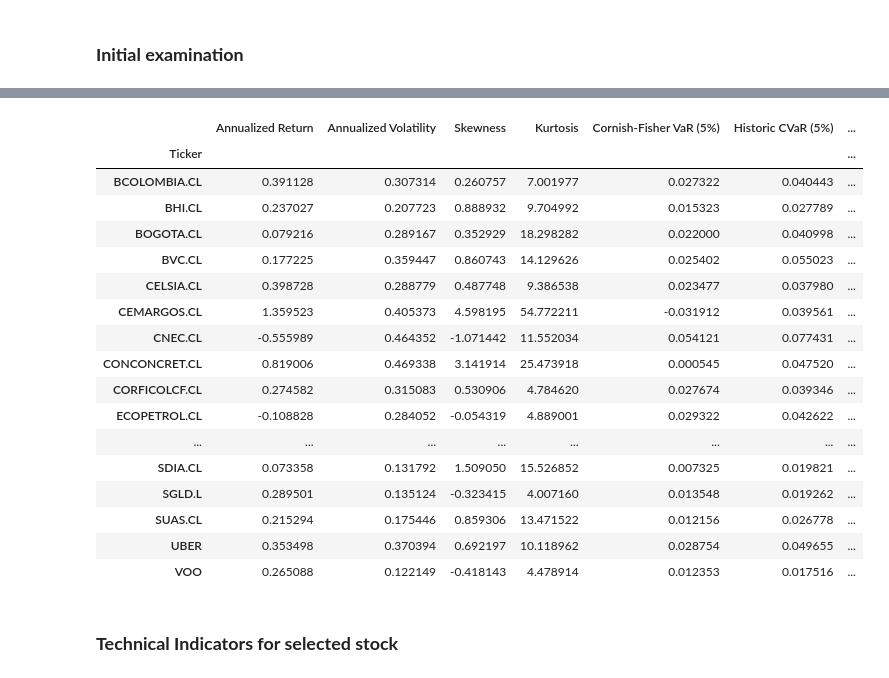
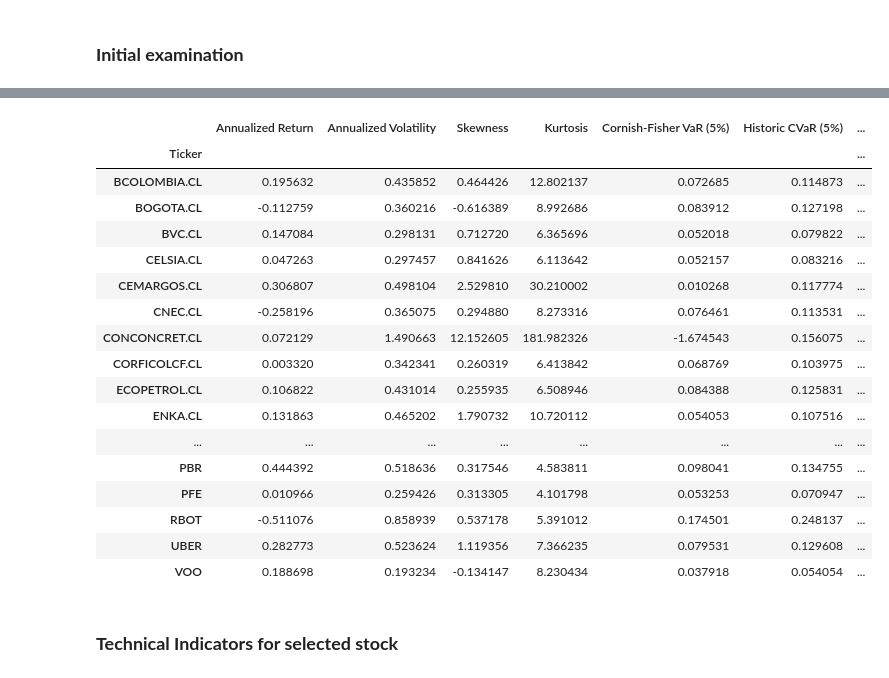
Before and after one commit to Jumarti96/Trii-stocks, a Jupyter notebook: 1. Trii Catalog Stock Pre-selection.ipynb, the cells around one changed output, grey strips where cells are left out. Drawn from its saved outputs; the diff is of its cells as text; code cells hidden in the pictures.

```diff
--- a/1. Trii Catalog Stock Pre-selection.ipynb
+++ b/1. Trii Catalog Stock Pre-selection.ipynb
@@ -94,14 +90,14 @@ global_rets_raw = global_stocks_raw.pct_change().iloc[1:]
+# %%
+# For days without stock price info, assume the stock price is the same of the previous day
+stocks = stocks[stocks_not_missing].fillna(method='bfill')
+
+# Convert from stock prices into returns
+rets = stocks.pct_change().iloc[1:]
 # %%
 # Define start and end dates of the analysis
-days_of_analysis = 260*2   # Daily, 2 years
-# days_of_analysis = 7*108   # Weekly, 2 years
+days_of_analysis = 365*5   # 5 years
 end_date = str(datetime.date.today())
 start_date = str(datetime.date.today() - datetime.timedelta(days=days_of_analysis))
-# %%
-# Merge Col and Global stock prices and returns data
-rets = pd.concat([col_rets_raw, global_rets_raw], axis='columns').sort_index()
-stocks = pd.concat([col_stocks_raw, global_stocks_raw], axis='columns').sort_index()
-stocks = stocks.loc[:, rets.columns]
 # %%
 rets = rets.loc[start_date:end_date]
 stocks = stocks.loc[start_date:end_date]
@@ -110,3 +103,0 @@ stocks_not_missing = stocks.columns[stocks.isna().sum() < stocks.shape[0]*.15]
-# %%
-rets = rets[stocks_not_missing].fillna(0)
-stocks = stocks[stocks_not_missing].fillna(method='bfill')
@@ -125,25 +120,25 @@ plt.tight_layout()
 # %%
-summary_stats = rk.summary_stats(rets, riskfree_rate=0, periods_per_year=252)
+summary_stats = rk.summary_stats(rets, riskfree_rate=0, periods_per_year=periods_per_year)
 summary_stats
 # %% [output]
 |  | Annualized Return | Annualized Volatility | Skewness | Kurtosis | Cornish-Fisher VaR (5%) | Historic CVaR (5%) | ... |
 | Ticker |  |  |  |  |  |  | ... |
-| BCOLOMBIA.CL | 0.391128 | 0.307314 | 0.260757 | 7.001977 | 0.027322 | 0.040443 | ... |
-| BHI.CL | 0.237027 | 0.207723 | 0.888932 | 9.704992 | 0.015323 | 0.027789 | ... |
-| BOGOTA.CL | 0.079216 | 0.289167 | 0.352929 | 18.298282 | 0.022000 | 0.040998 | ... |
-| BVC.CL | 0.177225 | 0.359447 | 0.860743 | 14.129626 | 0.025402 | 0.055023 | ... |
-| CELSIA.CL | 0.398728 | 0.288779 | 0.487748 | 9.386538 | 0.023477 | 0.037980 | ... |
-| CEMARGOS.CL | 1.359523 | 0.405373 | 4.598195 | 54.772211 | -0.031912 | 0.039561 | ... |
-| CNEC.CL | -0.555989 | 0.464352 | -1.071442 | 11.552034 | 0.054121 | 0.077431 | ... |
-| CONCONCRET.CL | 0.819006 | 0.469338 | 3.141914 | 25.473918 | 0.000545 | 0.047520 | ... |
-| CORFICOLCF.CL | 0.274582 | 0.315083 | 0.530906 | 4.784620 | 0.027674 | 0.039346 | ... |
-| ECOPETROL.CL | -0.108828 | 0.284052 | -0.054319 | 4.889001 | 0.029322 | 0.042622 | ... |
+| BCOLOMBIA.CL | 0.195632 | 0.435852 | 0.464426 | 12.802137 | 0.072685 | 0.114873 | ... |
+| BOGOTA.CL | -0.112759 | 0.360216 | -0.616389 | 8.992686 | 0.083912 | 0.127198 | ... |
+| BVC.CL | 0.147084 | 0.298131 | 0.712720 | 6.365696 | 0.052018 | 0.079822 | ... |
+| CELSIA.CL | 0.047263 | 0.297457 | 0.841626 | 6.113642 | 0.052157 | 0.083216 | ... |
+| CEMARGOS.CL | 0.306807 | 0.498104 | 2.529810 | 30.210002 | 0.010268 | 0.117774 | ... |
+| CNEC.CL | -0.258196 | 0.365075 | 0.294880 | 8.273316 | 0.076461 | 0.113531 | ... |
+| CONCONCRET.CL | 0.072129 | 1.490663 | 12.152605 | 181.982326 | -1.674543 | 0.156075 | ... |
+| CORFICOLCF.CL | 0.003320 | 0.342341 | 0.260319 | 6.413842 | 0.068769 | 0.103975 | ... |
+| ECOPETROL.CL | 0.106822 | 0.431014 | 0.255935 | 6.508946 | 0.084388 | 0.125831 | ... |
+| ENKA.CL | 0.131863 | 0.465202 | 1.790732 | 10.720112 | 0.054053 | 0.107516 | ... |
 | ... | ... | ... | ... | ... | ... | ... | ... |
-| SDIA.CL | 0.073358 | 0.131792 | 1.509050 | 15.526852 | 0.007325 | 0.019821 | ... |
-| SGLD.L | 0.289501 | 0.135124 | -0.323415 | 4.007160 | 0.013548 | 0.019262 | ... |
-| SUAS.CL | 0.215294 | 0.175446 | 0.859306 | 13.471522 | 0.012156 | 0.026778 | ... |
-| UBER | 0.353498 | 0.370394 | 0.692197 | 10.118962 | 0.028754 | 0.049655 | ... |
-| VOO | 0.265088 | 0.122149 | -0.418143 | 4.478914 | 0.012353 | 0.017516 | ... |
+| PBR | 0.444392 | 0.518636 | 0.317546 | 4.583811 | 0.098041 | 0.134755 | ... |
+| PFE | 0.010966 | 0.259426 | 0.313305 | 4.101798 | 0.053253 | 0.070947 | ... |
+| RBOT | -0.511076 | 0.858939 | 0.537178 | 5.391012 | 0.174501 | 0.248137 | ... |
+| UBER | 0.282773 | 0.523624 | 1.119356 | 7.366235 | 0.079531 | 0.129608 | ... |
+| VOO | 0.188698 | 0.193234 | -0.134147 | 8.230434 | 0.037918 | 0.054054 | ... |
 # %% [markdown]
 ### **Technical Indicators for selected stock**
 # %%
```
Also changed, not shown: parts of 16 cells of this notebook, 14 other files.
